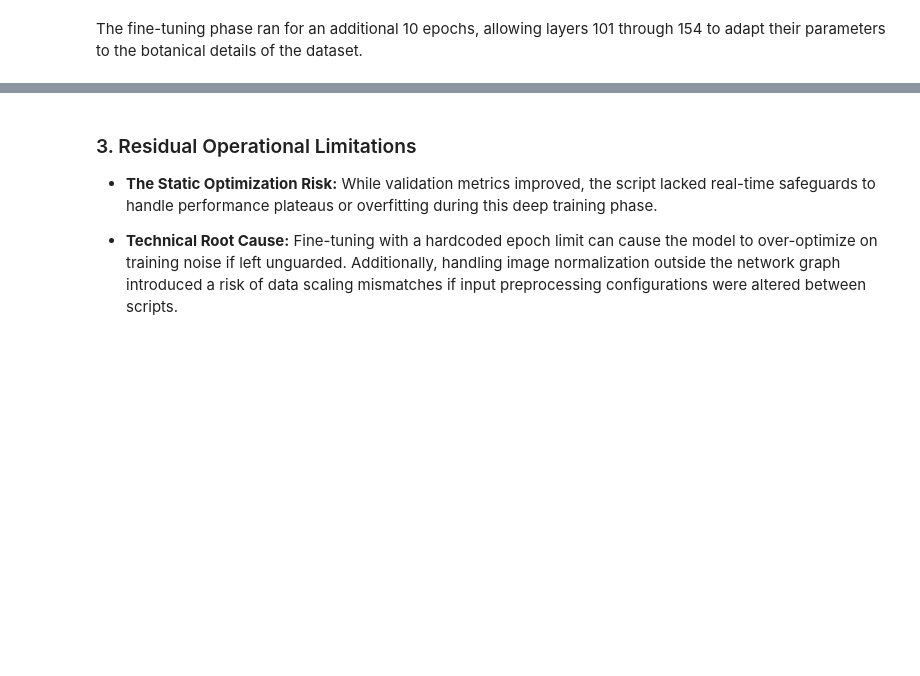
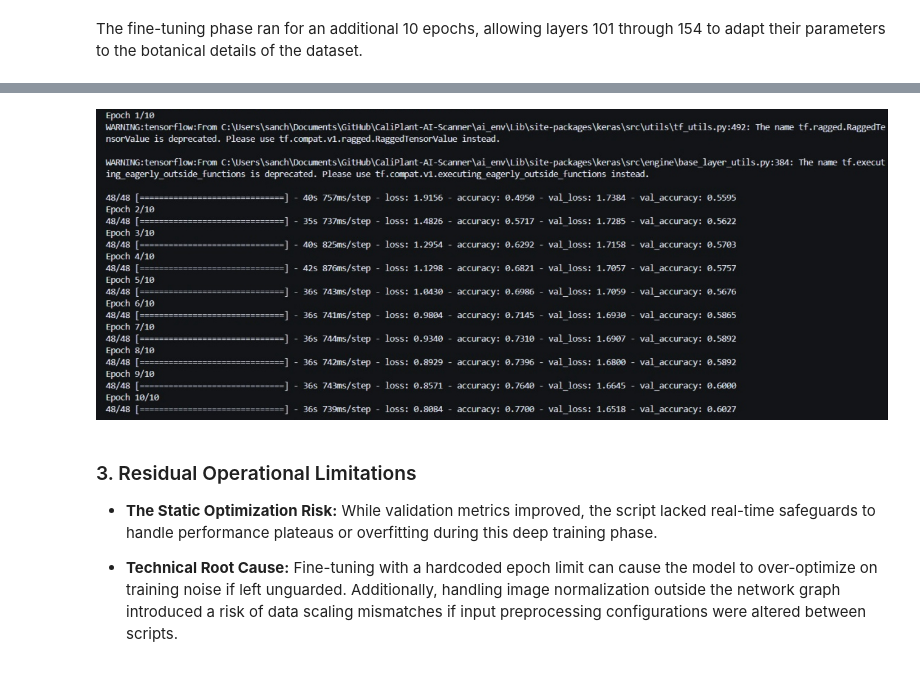
Before and after one commit to Sanchal-01/CaliPlant_AI, a Jupyter notebook: 00_Documentation/00_Project_Documentation.ipynb, the cells around one changed output, grey strips where cells are left out. Saved outputs shown, nothing was run; the diff lists cells and outputs as text; code cells hidden in the pictures; blank space fills up the shorter version.

```diff
--- a/00_Documentation/00_Project_Documentation.ipynb
+++ b/00_Documentation/00_Project_Documentation.ipynb
@@ -224,3 +230,7 @@ The fine-tuning phase ran for an additional 10 epochs, allowing layers 101 throu
+# %%
+display(Image(filename="../05_Assets/Model_v4.jpeg"))
+# %% [output]
+[figure, added]
 # %% [markdown]
 ### 3. Residual Operational Limitations
 * **The Static Optimization Risk:** While validation metrics improved, the script lacked real-time safeguards to handle performance plateaus or overfitting during this deep training phase.
```
Also changed, not shown: parts of 8 cells of this notebook.
